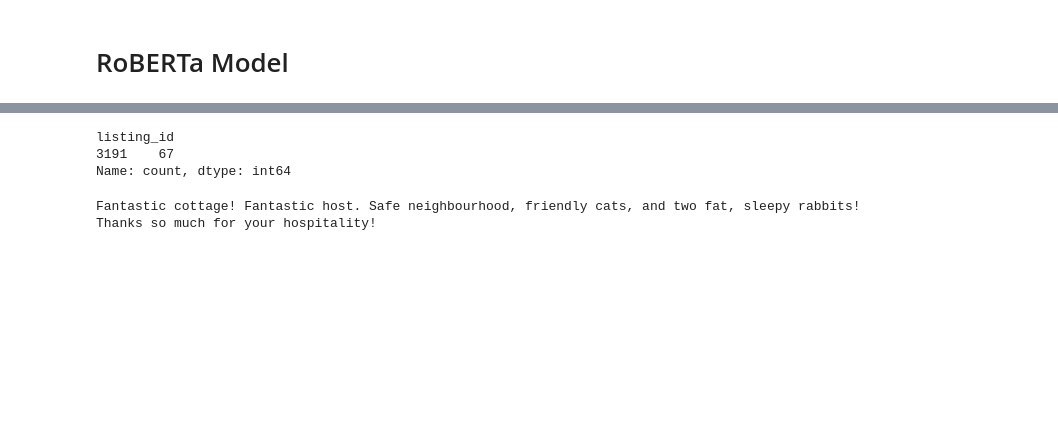
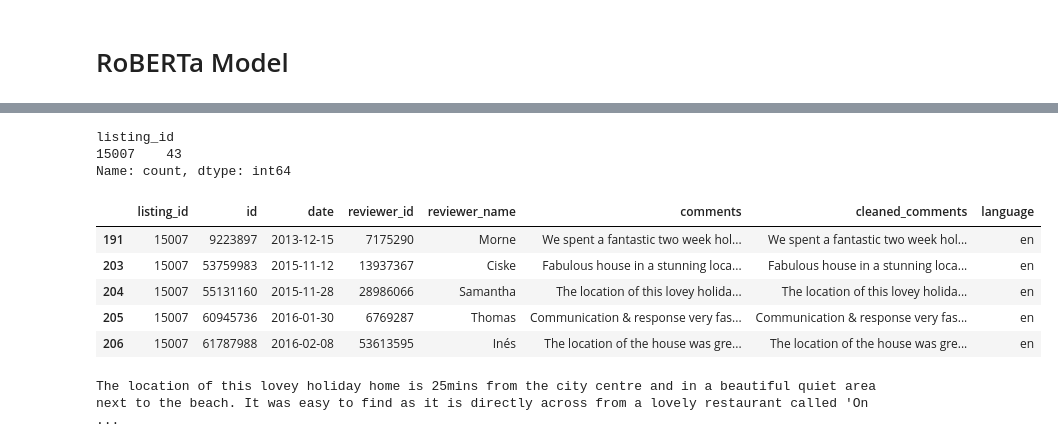
Before and after one commit to nkosanamolefe/machine-learning, a Jupyter notebook: review-sentiment-analysis/review_sentiment_analysis.ipynb, the cells around one changed output, grey strips where cells are left out. Saved outputs shown, nothing was run; the diff lists cells and outputs as text; code cells hidden in the pictures; blank space fills up the shorter version.

```diff
--- a/review-sentiment-analysis/review_sentiment_analysis.ipynb
+++ b/review-sentiment-analysis/review_sentiment_analysis.ipynb
@@ -188,20 +190,29 @@ model = AutoModelForSequenceClassification.from_pretrained(MODEL)
 reviews_df = pd.read_csv('airbnb_reviews_english.csv')
 # %%
 # Imput Airbnb listing ID
-listing_id = 3191
+listing_id = 15007
 
 # Filter the DataFrame for the specified listing_id
 filtered_reviews = reviews_df[reviews_df['listing_id'] == listing_id]
 print(filtered_reviews['listing_id'].value_counts())
 # %% [output]
 listing_id
-3191    67
+15007    43
 Name: count, dtype: int64
+# %%
+filtered_reviews.head()
+# %% [output]
+|  | listing_id | id | date | reviewer_id | reviewer_name | comments | cleaned_comments | language |
+| 191 | 15007 | 9223897 | 2013-12-15 | 7175290 | Morne | We spent a fantastic two week hol... | We spent a fantastic two week hol... | en |
+| 203 | 15007 | 53759983 | 2015-11-12 | 13937367 | Ciske | Fabulous house in a stunning loca... | Fabulous house in a stunning loca... | en |
+| 204 | 15007 | 55131160 | 2015-11-28 | 28986066 | Samantha | The location of this lovey holida... | The location of this lovey holida... | en |
+| 205 | 15007 | 60945736 | 2016-01-30 | 6769287 | Thomas | Communication & response very fas... | Communication & response very fas... | en |
+| 206 | 15007 | 61787988 | 2016-02-08 | 53613595 | Inés | The location of the house was gre... | The location of the house was gre... | en |
 # %%
-example = filtered_reviews['cleaned_comments'][5]
+example = filtered_reviews['cleaned_comments'].iloc[2]
 print(example)
 # %% [output]
-Fantastic cottage! Fantastic host. Safe neighbourhood, friendly cats, and two fat, sleepy rabbits! Thanks so much for your hospitality!
+The location of this lovey holiday home is 25mins from the city centre and in a beautiful quiet area next to the beach. It was easy to find as it is directly across from a lovely restaurant called 'On ...
 # %%
 encoded_text = tokenizer(example, return_tensors='pt')
 output = model(**encoded_text)
```
Also changed, not shown: parts of 10 cells of this notebook.
